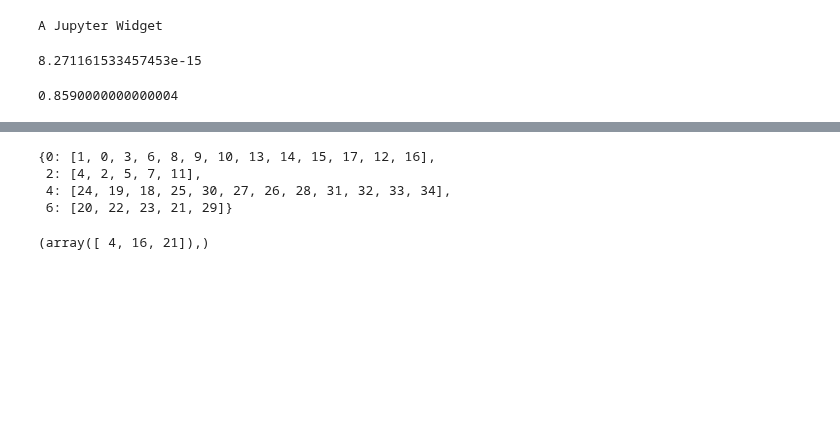
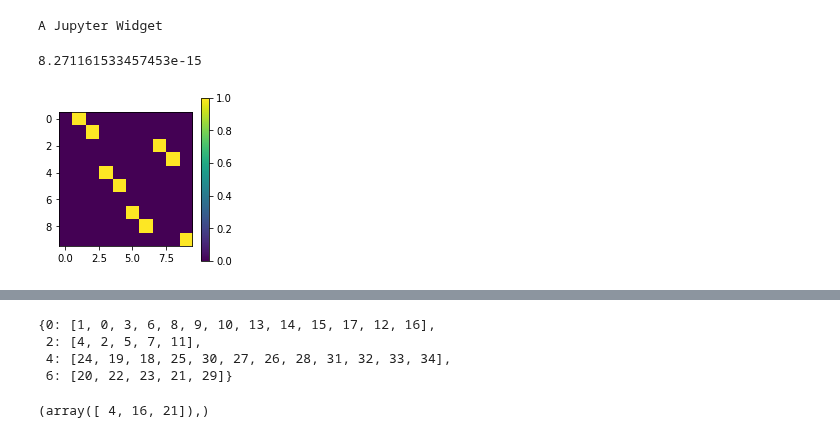
Before and after one commit to rykachevskiy/CRISPR, a Jupyter notebook: Graph_to_chains/hamiltonian path.ipynb, the cells around one changed output, grey strips where cells are left out. Cells and saved outputs as stored; diff of their text form; code cells hidden in the pictures; blank space fills up the shorter version.

```diff
--- a/Graph_to_chains/hamiltonian path.ipynb
+++ b/Graph_to_chains/hamiltonian path.ipynb
@@ -213,7 +233,7 @@ log_loss(y[-1], solve_gready(X[-1]))
 # %% [output]
 A Jupyter Widget
 8.271161533457453e-15
-# %%
-loss / 200
-# %% [output]
-0.8590000000000004
+# %%
+plot_gr(solve_gready(X[0+800]), s =3)
+# %% [output]
+[figure, added]
```
Also changed, not shown: parts of 2 cells of this notebook, 6 other files.
